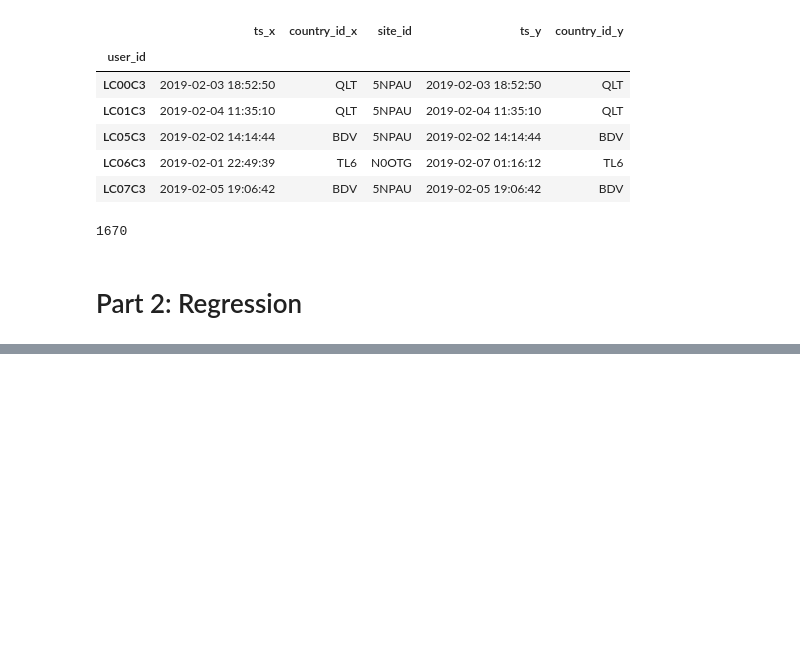
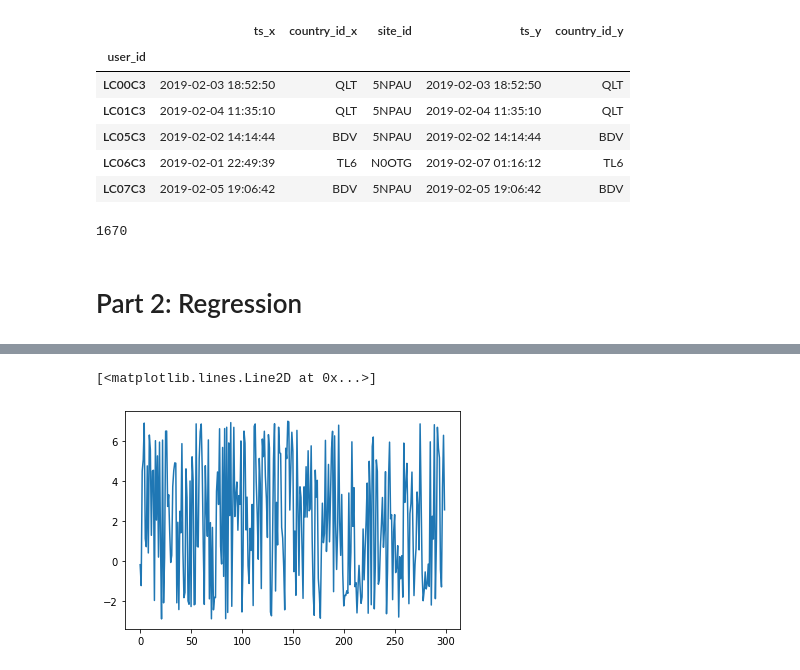
Before and after one commit to abhilampard/Multiple-Linear-Regression-From-Scratch, a Jupyter notebook: Abhishek Patil - Moloco (Data Scientist position).ipynb, the cells around one changed output, grey strips where cells are left out. Cells and saved outputs as stored; diff of their text form; code cells hidden in the pictures; blank space fills up the shorter version.

```diff
--- a/Abhishek Patil - Moloco (Data Scientist position).ipynb
+++ b/Abhishek Patil - Moloco (Data Scientist position).ipynb
@@ -137,0 +146,5 @@ df_2.head()
+# %%
+plt.plot(df_2['B'])
+# %% [output]
+[<matplotlib.lines.Line2D at 0x...>]
+[figure, added]
```
Also changed, not shown: parts of 7 cells of this notebook.
